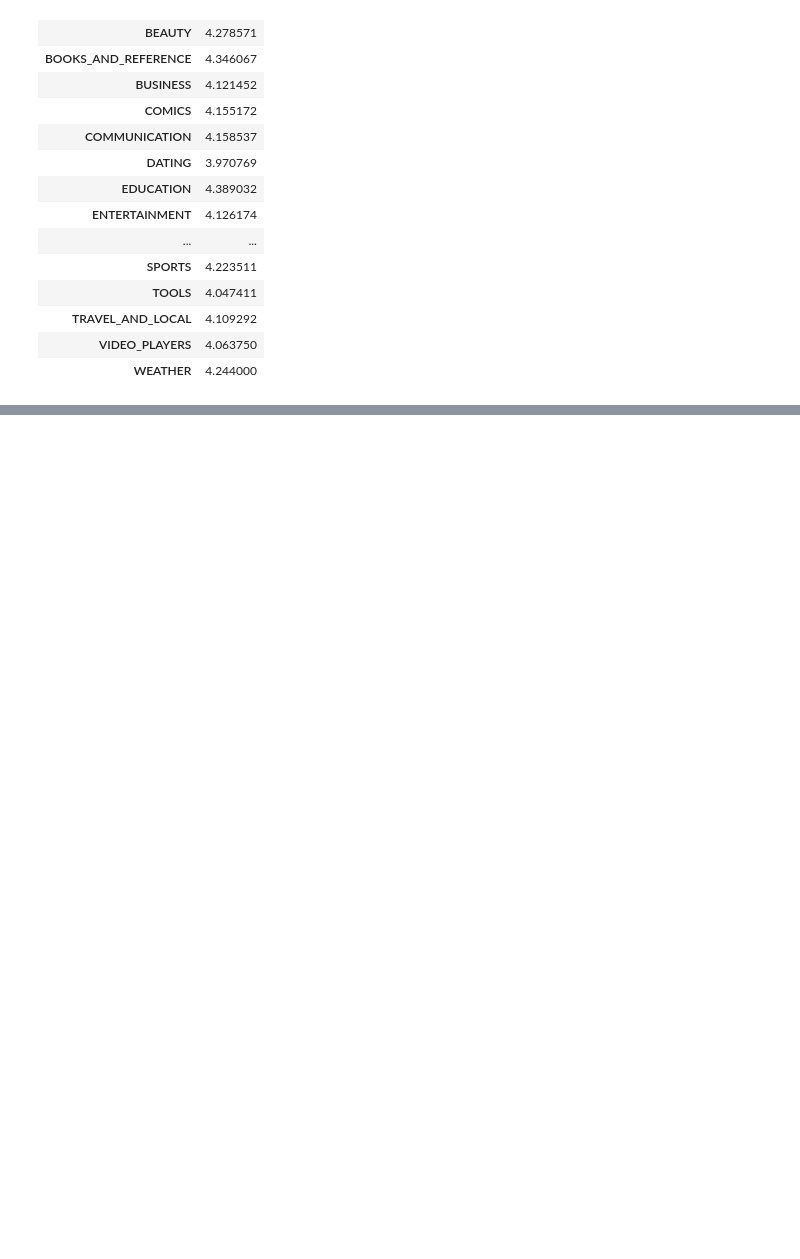
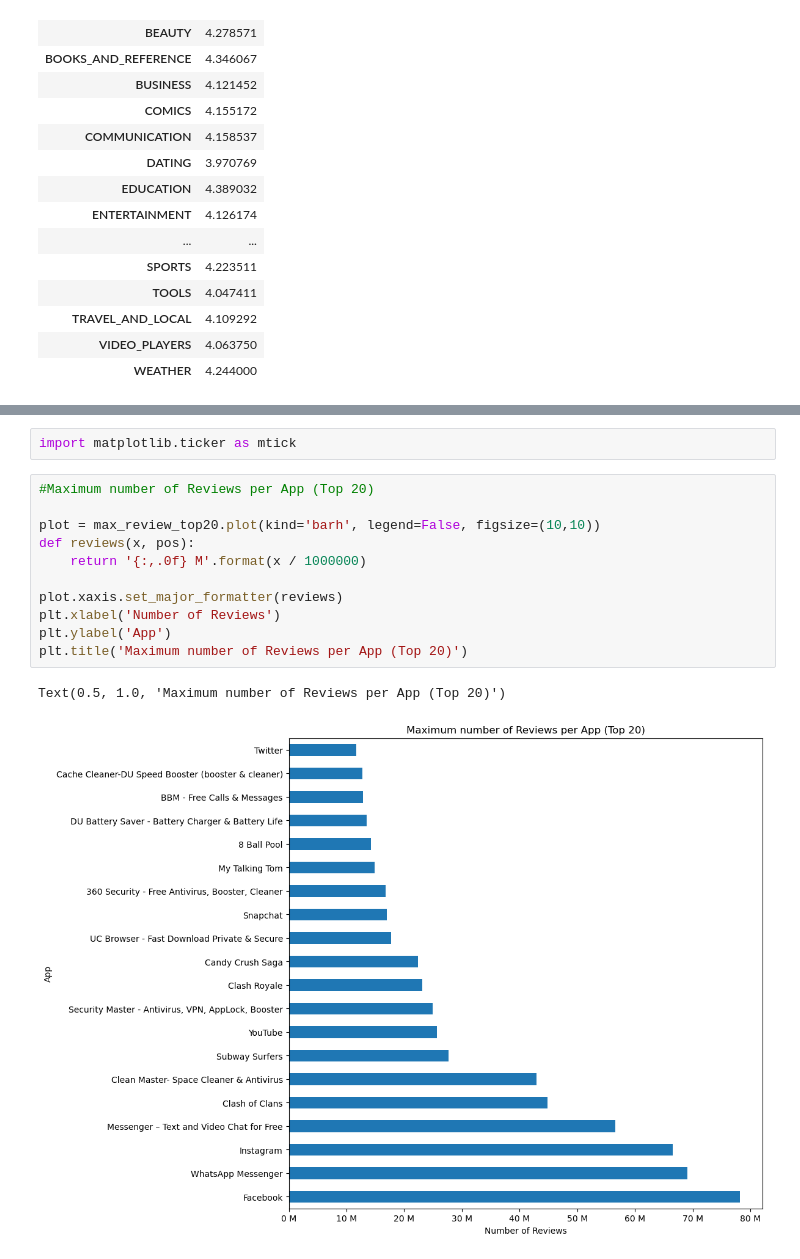
Before and after one commit to Tanya-Qader/google-play-store-project, a Jupyter notebook: Google_Playstore_Cleaning.ipynb, the cells around one changed output, grey strips where cells are left out. Cells and saved outputs as stored; diff of their text form; blank space fills up the shorter version.

```diff
--- a/Google_Playstore_Cleaning.ipynb
+++ b/Google_Playstore_Cleaning.ipynb
@@ -286,0 +252,16 @@ plt.show()
+# %%
+import matplotlib.ticker as mtick
+# %%
+#Maximum number of Reviews per App (Top 20)
+
+plot = max_review_top20.plot(kind='barh', legend=False, figsize=(10,10))
+def reviews(x, pos):
+    return '{:,.0f} M'.format(x / 1000000)
+
+plot.xaxis.set_major_formatter(reviews)
+plt.xlabel('Number of Reviews')
+plt.ylabel('App')
+plt.title('Maximum number of Reviews per App (Top 20)')
+# %% [output]
+Text(0.5, 1.0, 'Maximum number of Reviews per App (Top 20)')
+[figure, added]
```
Also changed, not shown: parts of 26 cells of this notebook, 4 other files.
